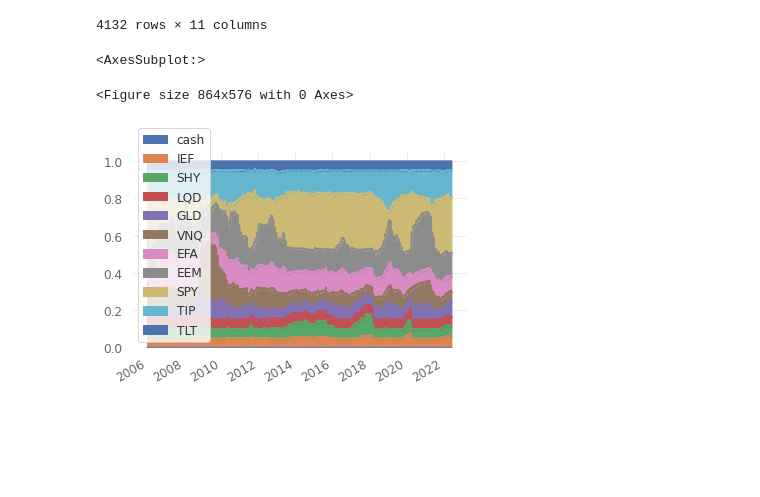
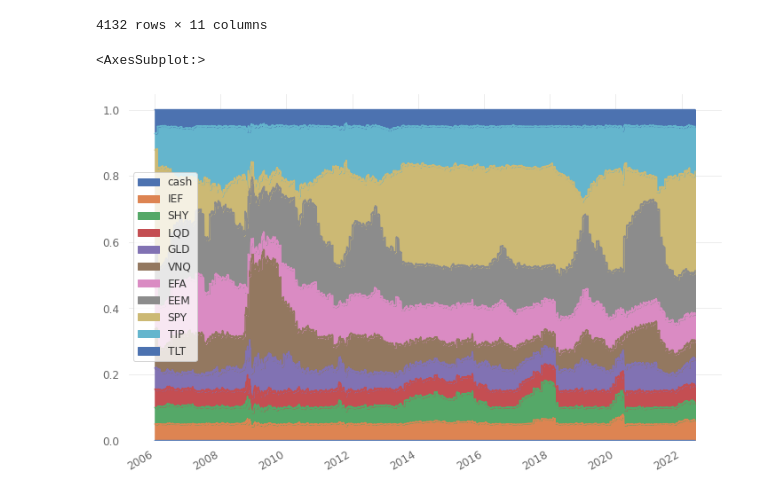
Before and after one commit to QuhiQuhihi/project_Asset_Allocation, a Jupyter notebook: 01_risk_parity.ipynb, the cells around one changed output. Cells and saved outputs as stored; diff of their text form; code cells hidden in the pictures; blank space fills up the shorter version.

Commit message:
risk parity weight flow image added

```diff
--- a/01_risk_parity.ipynb
+++ b/01_risk_parity.ipynb
@@ -236,9 +236,8 @@ weight_historical_portfolio
 | 2022-06-01 | 0.0 | 0.060077 | 0.052452 | 0.051328 | 0.083731 | 0.056019 | 0.082374 | 0.128202 | 0.300002 | 0.135814 | 0.050001 |
 4132 rows × 11 columns
 # %%
-plt.figure(figsize=(12,8))
+plt.rcParams["figure.figsize"] = (12, 8) # (width, height)
 weight_historical_portfolio.plot.area()
 # %% [output]
 <AxesSubplot:>
-<Figure size 864x576 with 0 Axes>
-[figure, old version]
+[figure, new version]
```
